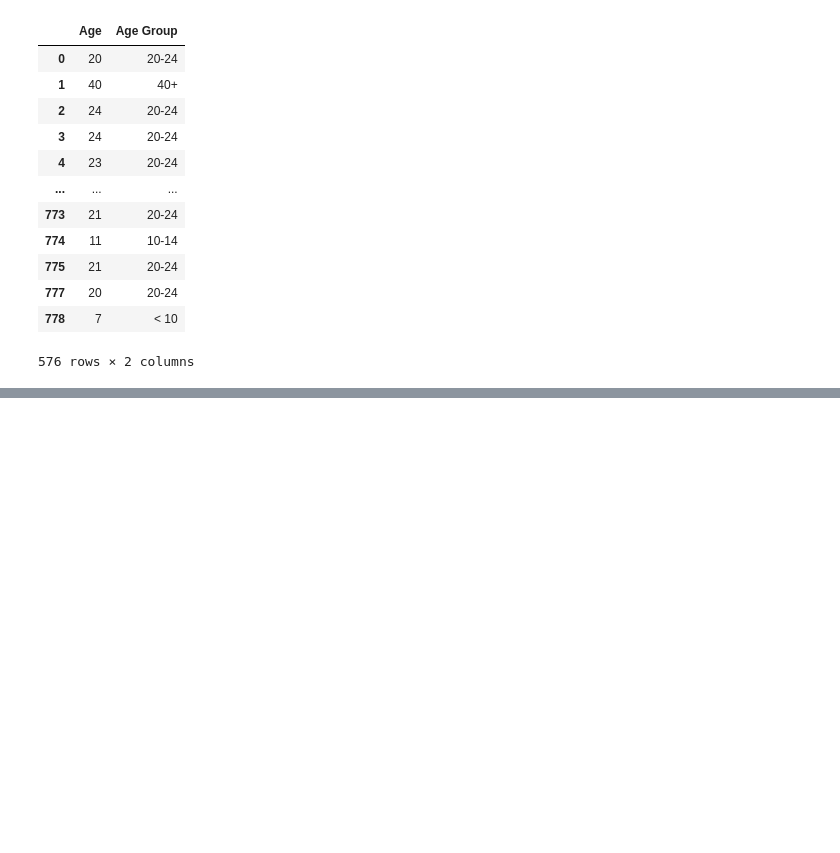
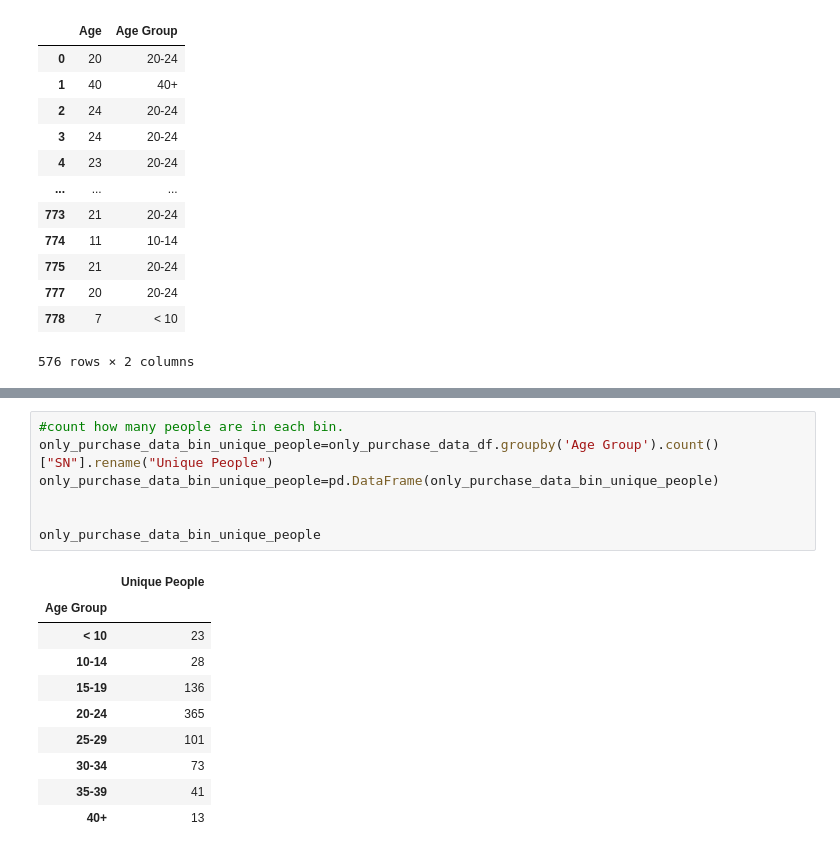
Before and after one commit to LexiJess/Pandas_Challenge, a Jupyter notebook: HeroesOfPymoli/HeroesOfPymoli_Jupyter.ipynb, the cells around one changed output, grey strips where cells are left out. Saved outputs shown, nothing was run; the diff lists cells and outputs as text; blank space fills up the shorter version.

```diff
--- a/HeroesOfPymoli/HeroesOfPymoli_Jupyter.ipynb
+++ b/HeroesOfPymoli/HeroesOfPymoli_Jupyter.ipynb
@@ -343,0 +402,18 @@ players_binned_counted
+# %%
+#count how many people are in each bin.
+only_purchase_data_bin_unique_people=only_purchase_data_df.groupby('Age Group').count()["SN"].rename("Unique People")
+only_purchase_data_bin_unique_people=pd.DataFrame(only_purchase_data_bin_unique_people)
+
+
+only_purchase_data_bin_unique_people
+# %% [output]
+|  | Unique People |
+| Age Group |  |
+| < 10 | 23 |
+| 10-14 | 28 |
+| 15-19 | 136 |
+| 20-24 | 365 |
+| 25-29 | 101 |
+| 30-34 | 73 |
+| 35-39 | 41 |
+| 40+ | 13 |
```
Also changed, not shown: parts of 13 cells of this notebook.
